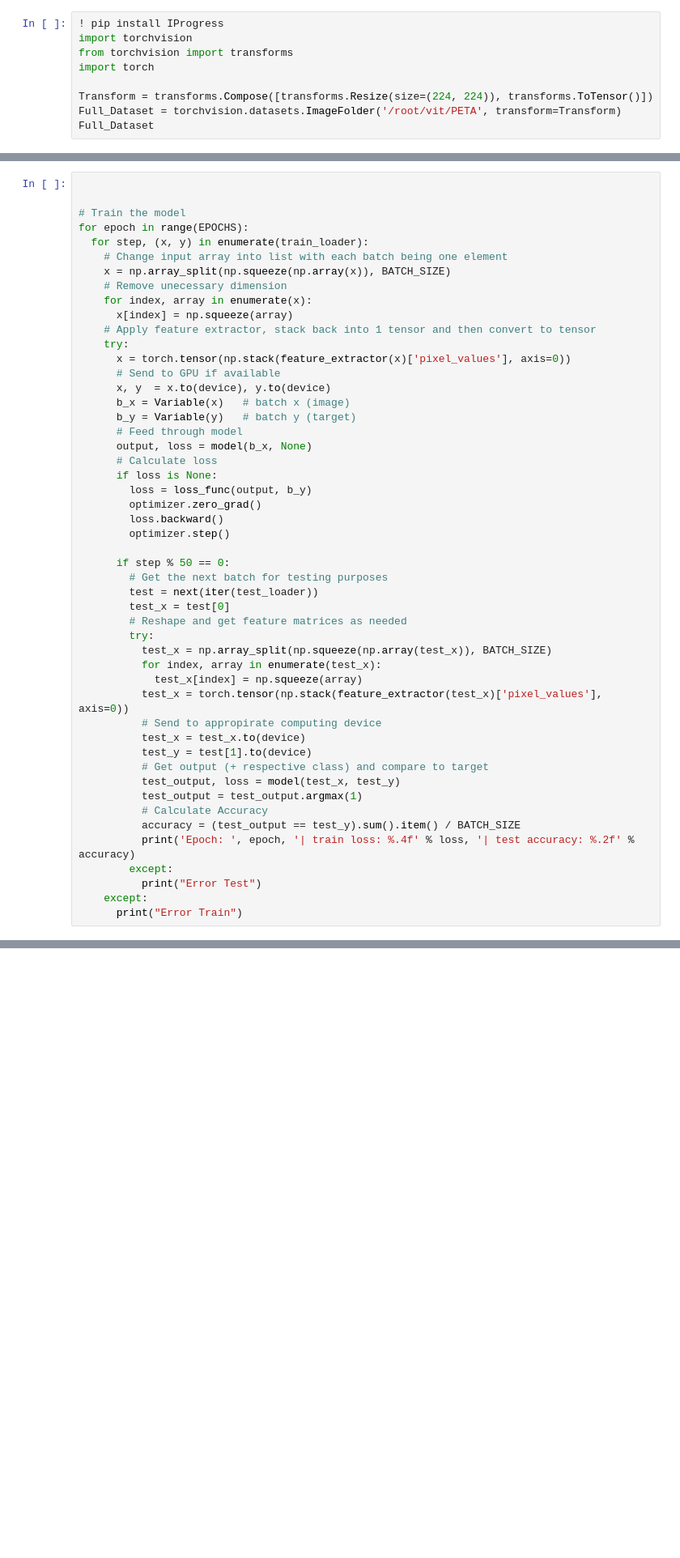
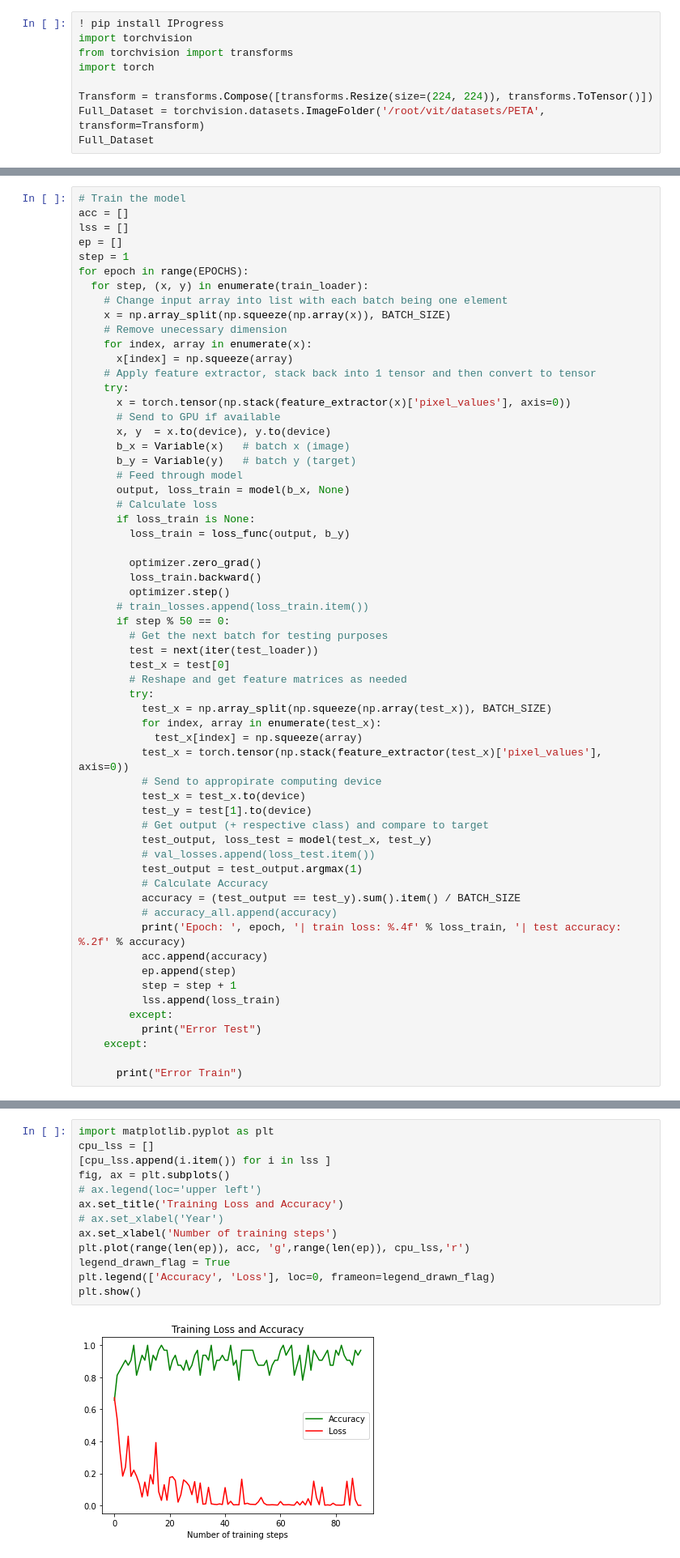
Before and after one commit to saikhu/ViT-PGC, a Jupyter notebook: PITA_Training_the_Vision_Transformer.ipynb, the cells around one changed output, grey strips where cells are left out. Shown at 81% size. Drawn from its saved outputs; the diff is of its cells as text; blank space fills up the shorter version.

```diff
--- a/PITA_Training_the_Vision_Transformer.ipynb
+++ b/PITA_Training_the_Vision_Transformer.ipynb
@@ -77,7 +77,7 @@ from torchvision import transforms
 import torch
 
 Transform = transforms.Compose([transforms.Resize(size=(224, 224)), transforms.ToTensor()])
-Full_Dataset = torchvision.datasets.ImageFolder('/root/vit/PETA', transform=Transform)
+Full_Dataset = torchvision.datasets.ImageFolder('/root/vit/datasets/PETA', transform=Transform)
 Full_Dataset
 # %% [output]
 Requirement already satisfied: IProgress in /usr/local/lib/python3.8/dist-packages (0.4)
@@ -195,9 +195,11 @@ if torch.cuda.is_available():
 # %% [markdown]
 ## Train the Model
 # %%
-
-
 # Train the model
+acc = []
+lss = []
+ep = []
+step = 1
 for epoch in range(EPOCHS):
   for step, (x, y) in enumerate(train_loader):
     # Change input array into list with each batch being one element
@@ -213,14 +215,15 @@ for epoch in range(EPOCHS):
       b_x = Variable(x)   # batch x (image)
       b_y = Variable(y)   # batch y (target)
       # Feed through model
-      output, loss = model(b_x, None)
+      output, loss_train = model(b_x, None)
       # Calculate loss
-      if loss is None:
-        loss = loss_func(output, b_y)
+      if loss_train is None:
+        loss_train = loss_func(output, b_y)
+
         optimizer.zero_grad()
-        loss.backward()
+        loss_train.backward()
         optimizer.step()
-
+      # train_losses.append(loss_train.item())
       if step % 50 == 0:
         # Get the next batch for testing purposes
         test = next(iter(test_loader))
@@ -235,13 +238,20 @@ for epoch in range(EPOCHS):
           test_x = test_x.to(device)
           test_y = test[1].to(device)
           # Get output (+ respective class) and compare to target
-          test_output, loss = model(test_x, test_y)
+          test_output, loss_test = model(test_x, test_y)
+          # val_losses.append(loss_test.item())
           test_output = test_output.argmax(1)
           # Calculate Accuracy
           accuracy = (test_output == test_y).sum().item() / BATCH_SIZE
-          print('Epoch: ', epoch, '| train loss: %.4f' % loss, '| test accuracy: %.2f' % accuracy)
+          # accuracy_all.append(accuracy)
+          print('Epoch: ', epoch, '| train loss: %.4f' % loss_train, '| test accuracy: %.2f' % accuracy)
+          acc.append(accuracy)
+          ep.append(step)
+          step = step + 1
+          lss.append(loss_train)
         except:
           print("Error Test")
     except:
+
       print("Error Train")
 # %% [output]
@@ -265,3 +286,18 @@ Error
+# %%
+import matplotlib.pyplot as plt
+cpu_lss = []
+[cpu_lss.append(i.item()) for i in lss ]
+fig, ax = plt.subplots()
+# ax.legend(loc='upper left')
+ax.set_title('Training Loss and Accuracy')
+# ax.set_xlabel('Year')
+ax.set_xlabel('Number of training steps')
+plt.plot(range(len(ep)), acc, 'g',range(len(ep)), cpu_lss,'r')
+legend_drawn_flag = True
+plt.legend(['Accuracy', 'Loss'], loc=0, frameon=legend_drawn_flag)
+plt.show()
+# %% [output]
+[figure, added]
 # %% [markdown]
 ## Evaluate on a Test Image
 
```
Also changed, not shown: parts of 18 cells of this notebook, 1 other file.
